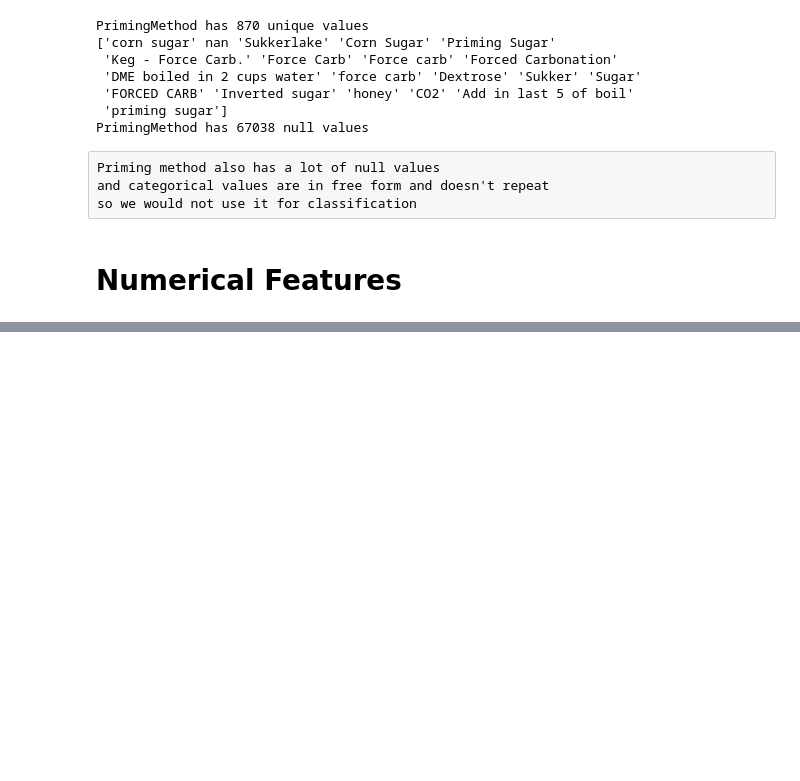
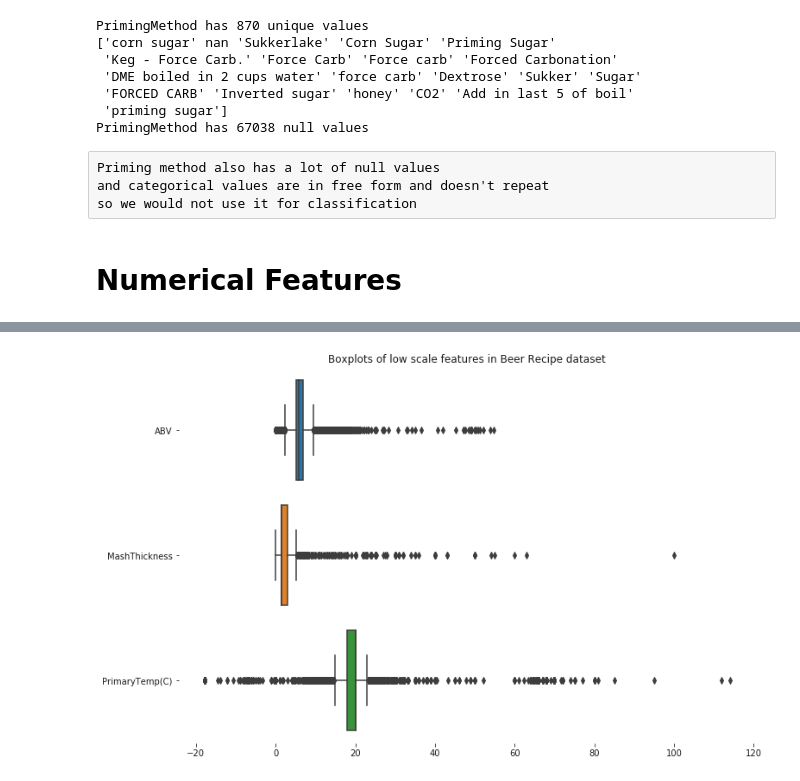
Before and after one commit to BabaZibulya/DataMining, a Jupyter notebook: classifiers.ipynb, the cells around one changed output, grey strips where cells are left out. Cells and saved outputs as stored; diff of their text form; code cells hidden in the pictures; blank space fills up the shorter version.

```diff
--- a/preprocessing.ipynb
+++ b/classifiers.ipynb
@@ -151,0 +218,7 @@ so we would not use it for classification
+# %%
+f, ax = plt.subplots(figsize=(12, 8))
+ax = sns.boxplot(data=data.loc[:, low_scale_feats], orient='h')
+ax.set(title='Boxplots of low scale features in Beer Recipe dataset')
+sns.despine(left=True, bottom=True)
+# %% [output]
+[figure, added]
```
Also changed, not shown: parts of 17 cells of this notebook.
